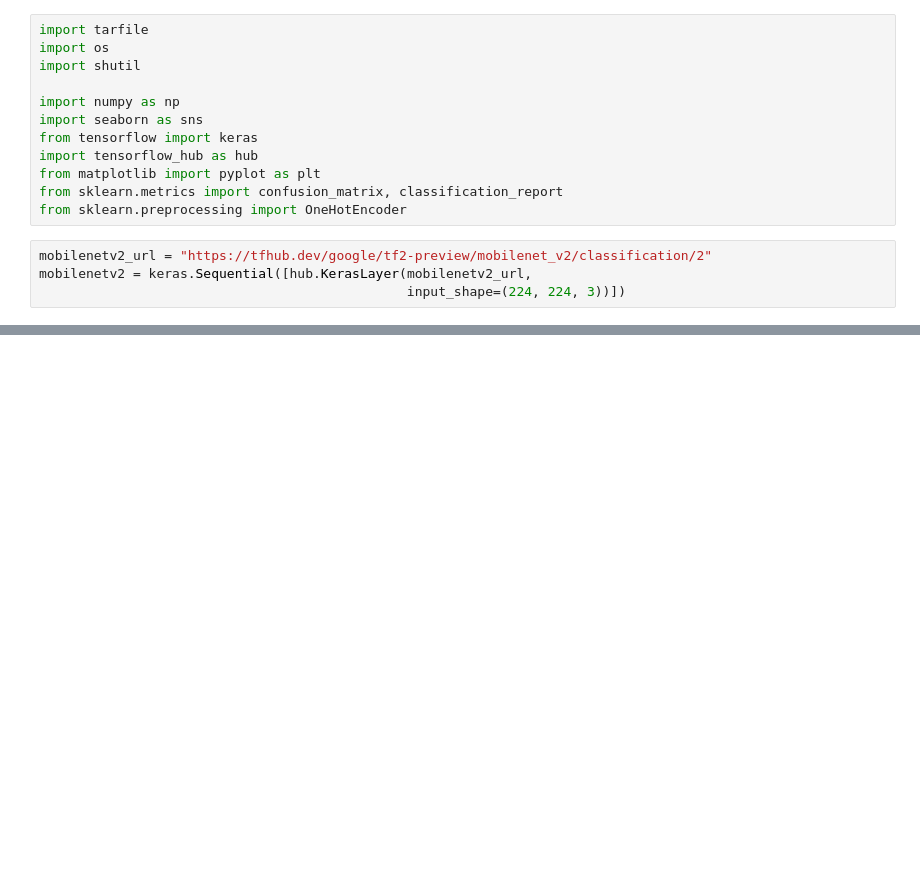
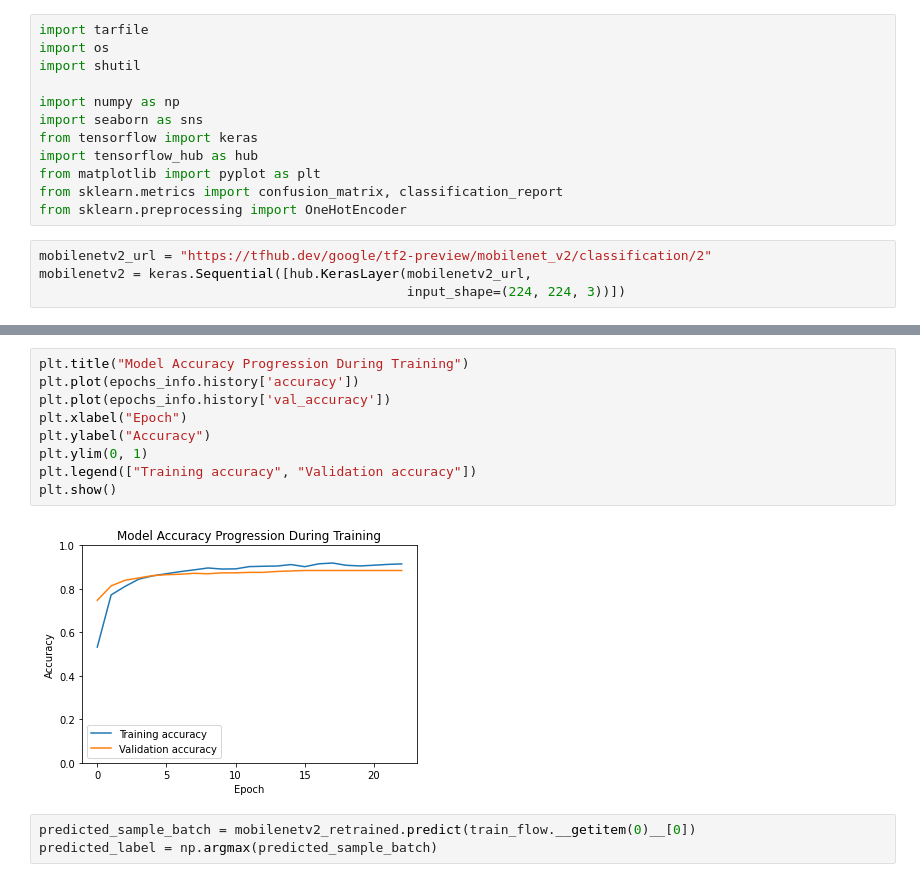
Before and after one commit to guilhermedom/mobilenet-transfer-learning-flowers, a Jupyter notebook: notebooks/1.0-gdfs-mobilenetv2-transfer-learning-flowers.ipynb, the cells around one changed output, grey strips where cells are left out. Drawn from its saved outputs; the diff is of its cells as text; blank space fills up the shorter version.

```diff
--- a/notebooks/1.0-gdfs-mobilenetv2-transfer-learning-flowers.ipynb
+++ b/notebooks/1.0-gdfs-mobilenetv2-transfer-learning-flowers.ipynb
@@ -169,0 +226,14 @@ _________________________________________________________________
+# %%
+plt.title("Model Accuracy Progression During Training")
+plt.plot(epochs_info.history['accuracy'])
+plt.plot(epochs_info.history['val_accuracy'])
+plt.xlabel("Epoch")
+plt.ylabel("Accuracy")
+plt.ylim(0, 1)
+plt.legend(["Training accuracy", "Validation accuracy"])
+plt.show()
+# %% [output]
+[figure, added]
+# %%
+predicted_sample_batch = mobilenetv2_retrained.predict(train_flow.__getitem(0)__[0])
+predicted_label = np.argmax(predicted_sample_batch)
```
Also changed, not shown: parts of 9 cells of this notebook.
